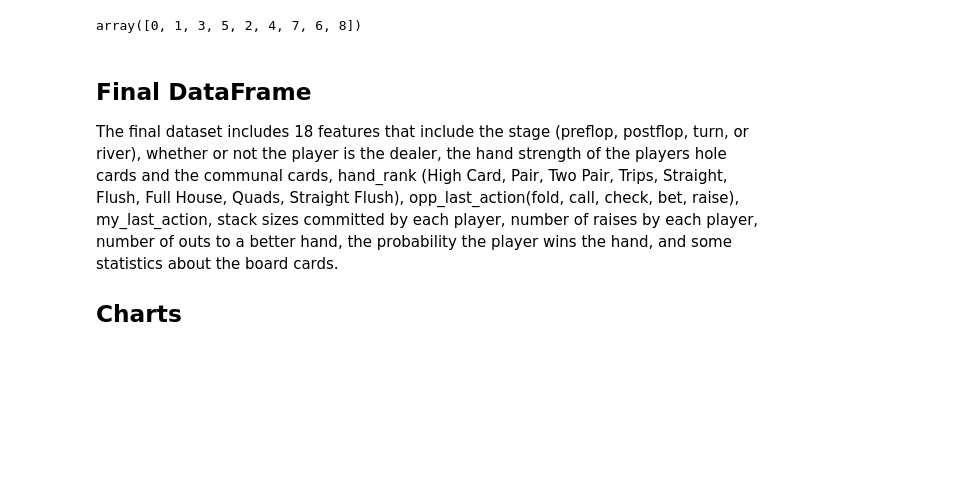
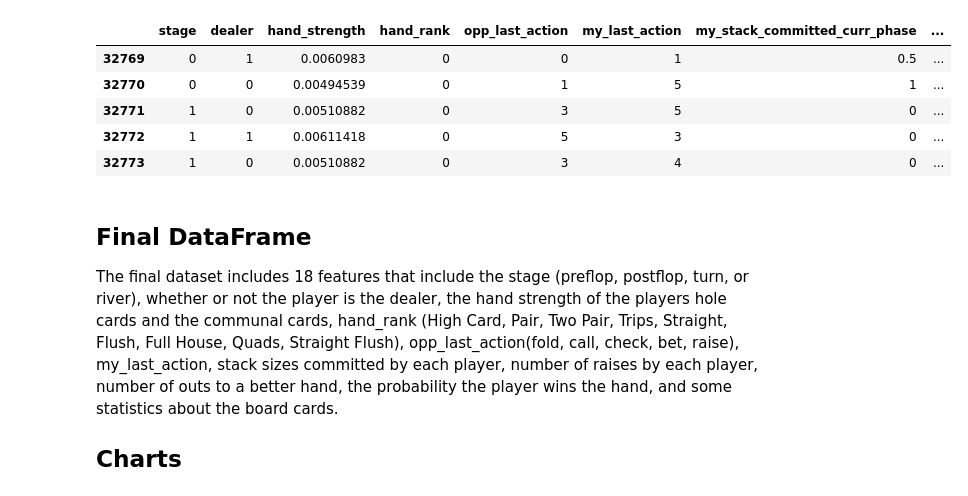
Before and after one commit to zachwdawson/zbot, a Jupyter notebook: zbot/notebooks/DS4400 Milestone.ipynb, the cells around one changed output. Saved outputs shown, nothing was run; the diff lists cells and outputs as text; code cells hidden in the pictures; blank space fills up the shorter version.

```diff
--- a/zbot/notebooks/DS4400 Milestone.ipynb
+++ b/zbot/notebooks/DS4400 Milestone.ipynb
@@ -129,9 +131,13 @@ target_scaled = target.map(options).astype(int)
 # %%
 features = hands.drop(['action number', 'target'], axis=1)
 features.head(5)
-features['hand_rank'].unique()
 # %% [output]
-array([0, 1, 3, 5, 2, 4, 7, 6, 8])
+|  | stage | dealer | hand_strength | hand_rank | opp_last_action | my_last_action | my_stack_committed_curr_phase | ... |
+| 32769 | 0 | 1 | 0.0060983 | 0 | 0 | 1 | 0.5 | ... |
+| 32770 | 0 | 0 | 0.00494539 | 0 | 1 | 5 | 1 | ... |
+| 32771 | 1 | 0 | 0.00510882 | 0 | 3 | 5 | 0 | ... |
+| 32772 | 1 | 1 | 0.00611418 | 0 | 5 | 3 | 0 | ... |
+| 32773 | 1 | 0 | 0.00510882 | 0 | 3 | 4 | 0 | ... |
 # %% [markdown]
 ## Final DataFrame
 
```
Also changed, not shown: parts of 12 cells of this notebook, 20 other files.
